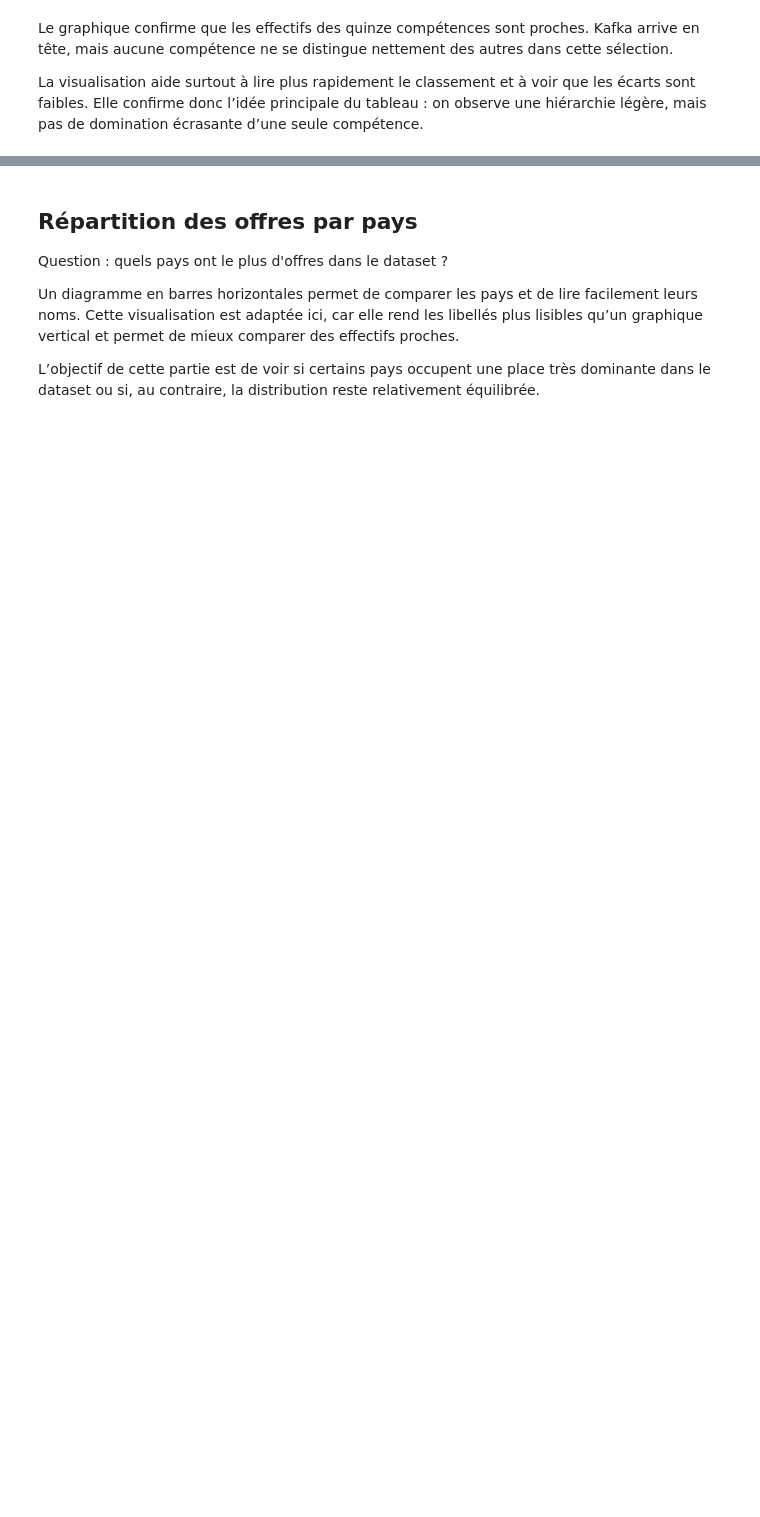
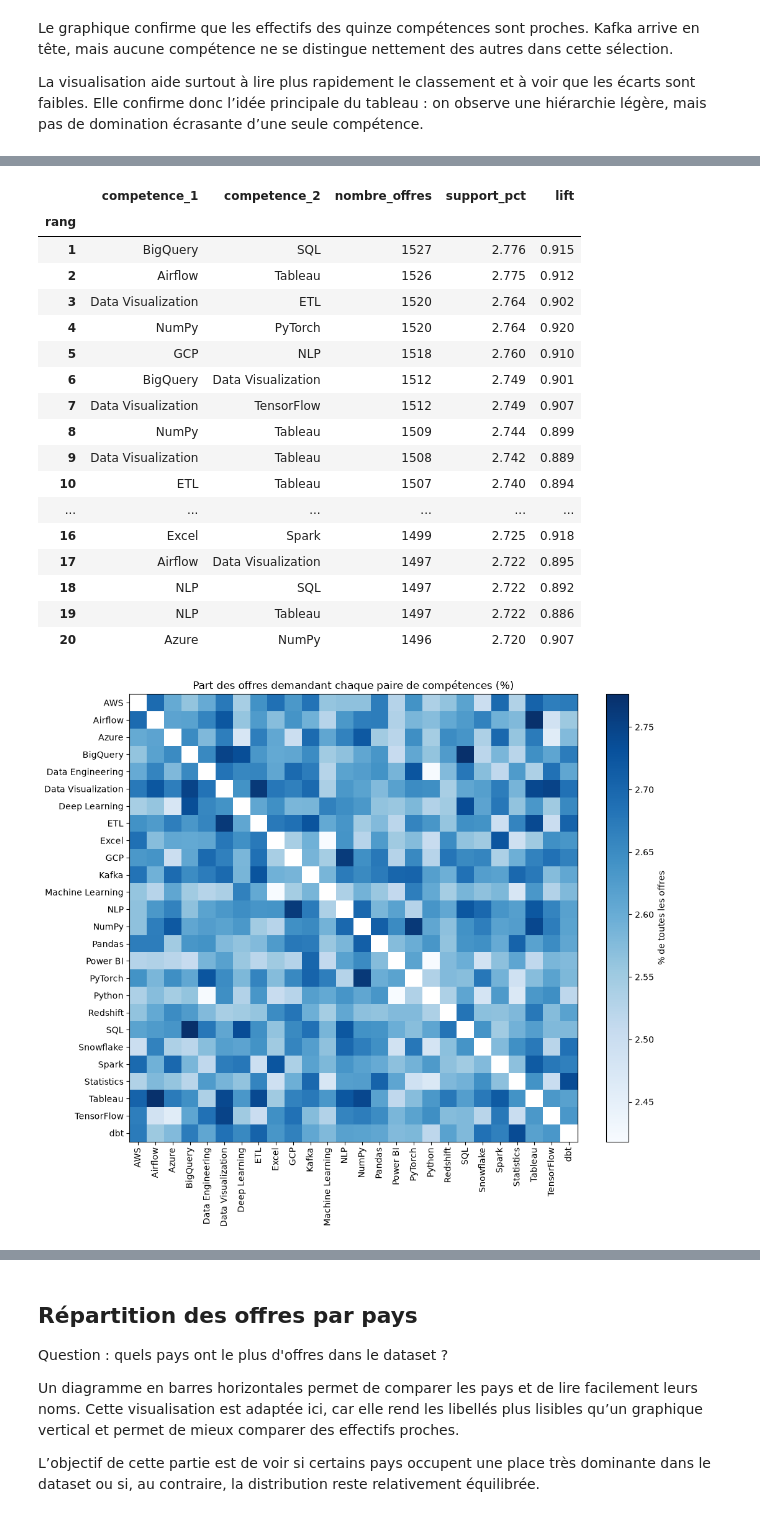
Before and after one commit to cremeliaondagui26-cloud/JobMatch, a Jupyter notebook: notebooks/EDA.ipynb, the cells around one changed output, grey strips where cells are left out. Saved outputs shown, nothing was run; the diff lists cells and outputs as text; code cells hidden in the pictures; blank space fills up the shorter version.

```diff
--- a/notebooks/EDA.ipynb
+++ b/notebooks/EDA.ipynb
@@ -505,0 +641,37 @@ La visualisation aide surtout à lire plus rapidement le classement et à voir q
+# %%
+paires = skill_pairs(offres, competences_offres)
+top_paires = paires.head(20).reset_index(drop=True)
+top_paires.index = pd.RangeIndex(1, len(top_paires) + 1, name="rang")  # 1 = paire la plus fréquente
+display(top_paires.round(3))
+matrice_paires = paires.pivot(index="competence_1", columns="competence_2", values="support_pct")
+noms_competences = sorted(liste_competences.skill.unique())
+matrice_paires = matrice_paires.reindex(index=noms_competences, columns=noms_competences)
+matrice_paires = matrice_paires.combine_first(matrice_paires.T)
+fig, ax = plt.subplots(figsize=(11, 9))
+image = ax.imshow(matrice_paires.to_numpy(), cmap="Blues")
+ax.set_xticks(range(len(noms_competences)), noms_competences, rotation=90)
+ax.set_yticks(range(len(noms_competences)), noms_competences)
+ax.set_title("Part des offres demandant chaque paire de compétences (%)")
+fig.colorbar(image, ax=ax, label="% de toutes les offres")
+plt.tight_layout()
+plt.show()
+# %% [output]
+|  | competence_1 | competence_2 | nombre_offres | support_pct | lift |
+| rang |  |  |  |  |  |
+| 1 | BigQuery | SQL | 1527 | 2.776 | 0.915 |
+| 2 | Airflow | Tableau | 1526 | 2.775 | 0.912 |
+| 3 | Data Visualization | ETL | 1520 | 2.764 | 0.902 |
+| 4 | NumPy | PyTorch | 1520 | 2.764 | 0.920 |
+| 5 | GCP | NLP | 1518 | 2.760 | 0.910 |
+| 6 | BigQuery | Data Visualization | 1512 | 2.749 | 0.901 |
+| 7 | Data Visualization | TensorFlow | 1512 | 2.749 | 0.907 |
+| 8 | NumPy | Tableau | 1509 | 2.744 | 0.899 |
+| 9 | Data Visualization | Tableau | 1508 | 2.742 | 0.889 |
+| 10 | ETL | Tableau | 1507 | 2.740 | 0.894 |
+| ... | ... | ... | ... | ... | ... |
+| 16 | Excel | Spark | 1499 | 2.725 | 0.918 |
+| 17 | Airflow | Data Visualization | 1497 | 2.722 | 0.895 |
+| 18 | NLP | SQL | 1497 | 2.722 | 0.892 |
+| 19 | NLP | Tableau | 1497 | 2.722 | 0.886 |
+| 20 | Azure | NumPy | 1496 | 2.720 | 0.907 |
+[figure, added]
```
Also changed, not shown: parts of 36 cells of this notebook, 10 other files.
